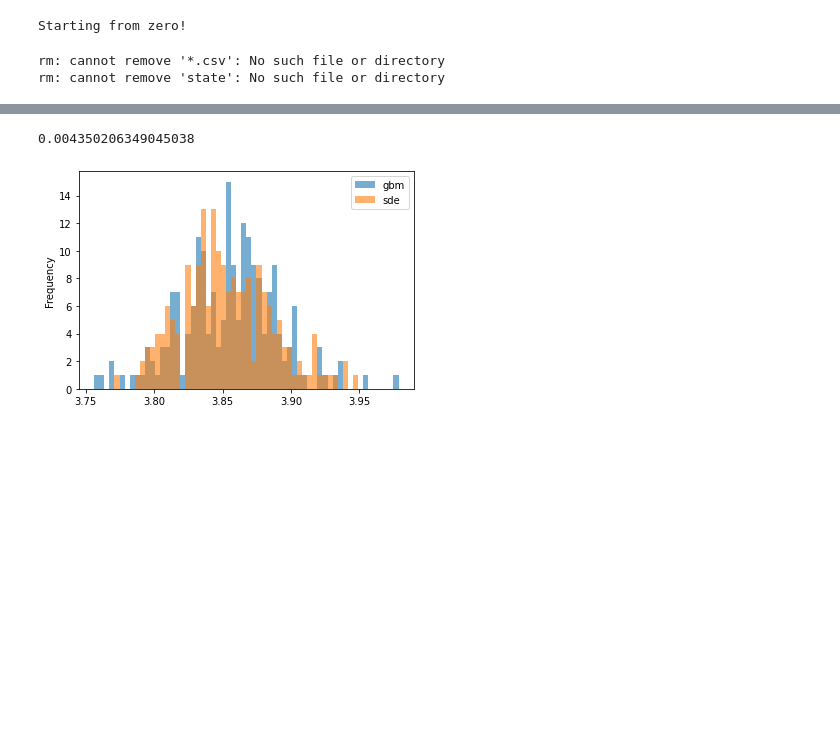
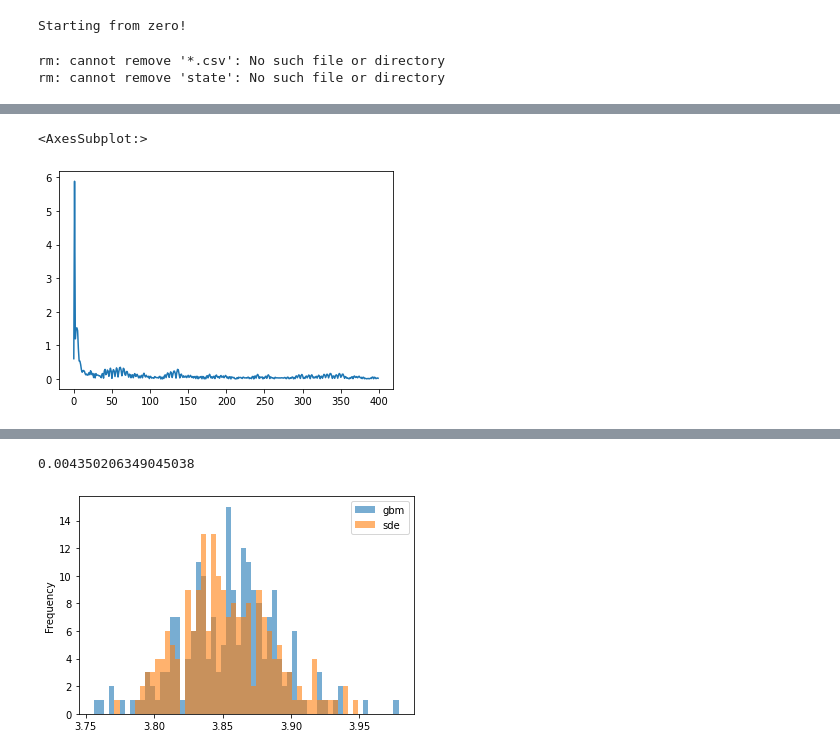
Before and after one commit to gflan/neural-pricing, a Jupyter notebook: ancufi/neural_options.ipynb, the cells around one changed output, grey strips where cells are left out. Drawn from its saved outputs; the diff is of its cells as text; code cells hidden in the pictures; blank space fills up the shorter version.

```diff
--- a/ancufi/neural_options.ipynb
+++ b/ancufi/neural_options.ipynb
@@ -323 +323,6 @@ pd.Series(losses).plot()
+# %%
+pd.Series(losses[:400]).plot()
+# %% [output]
+<AxesSubplot:>
+[figure, added]
 # %%
```
Also changed, not shown: parts of 6 cells of this notebook.
